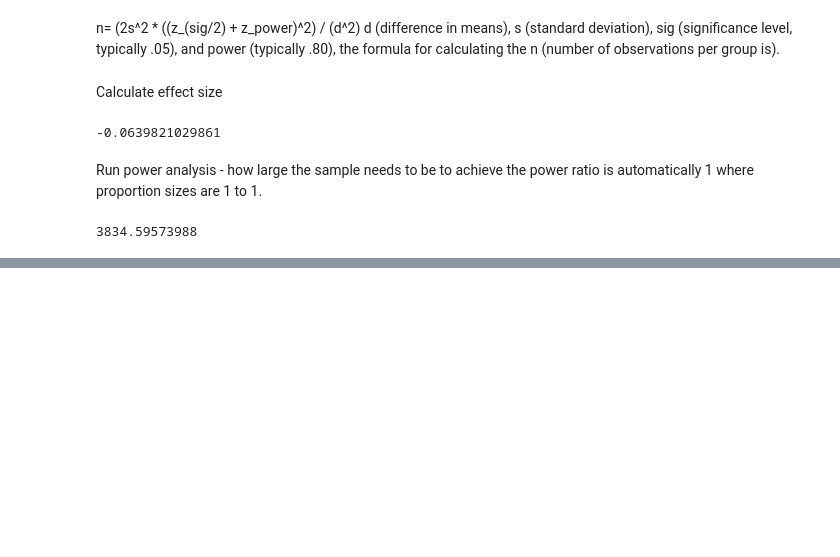
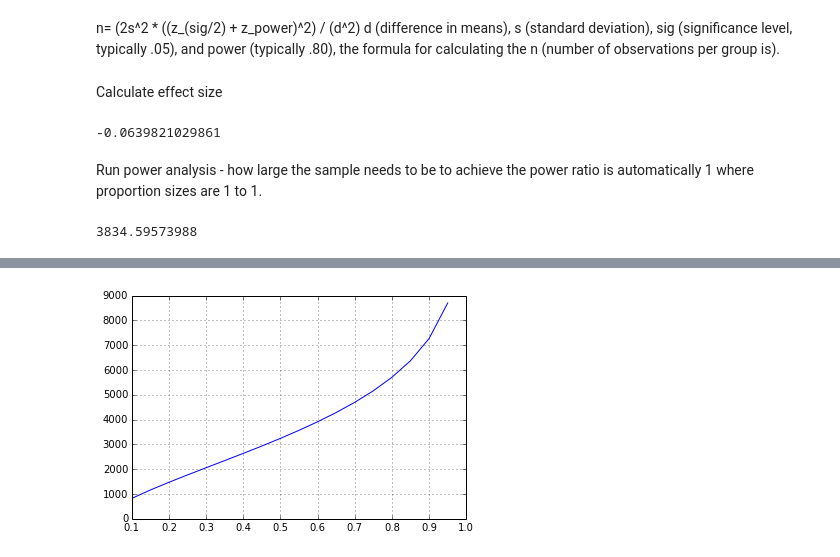
Before and after one commit to afcarl/MAB_Practice, a Jupyter notebook: MAB_WB.ipynb, the cells around one changed output, grey strips where cells are left out. Saved outputs shown, nothing was run; the diff lists cells and outputs as text; code cells hidden in the pictures; blank space fills up the shorter version.

Commit message:
Graphed alpha constant with power variation and power constant with alpha variation to see change in number needed for tests. Next expand graph to show shifts in values combined.

```diff
--- a/MAB_WB.ipynb
+++ b/MAB_WB.ipynb
@@ -39,10 +39,10 @@ print p
 # %%
 # Vary significance and power
 power = np.arange(0.1,1,0.05)
-alpha = np.arange(0.05,10,0.05)
+alpha = np.arange(0.01,0.08,0.01)
 # %%
 result = pd.DataFrame(index=alpha, columns=power)
 for p_val in power:
     for a_val in alpha:
-        result.loc[a_val,p_val] = NormalIndPower().solve_power(es, power=.8, alpha=.05)
+        result.loc[a_val,p_val] = NormalIndPower().solve_power(es, power=p_val, alpha=a_val)
 # %%
@@ -67,0 +60,4 @@ dtypes: object(18)
+# %%
+result.loc[.01, :].plot(kind="line");
+# %% [output]
+[figure, added]
```
Also changed, not shown: parts of 5 cells of this notebook.
